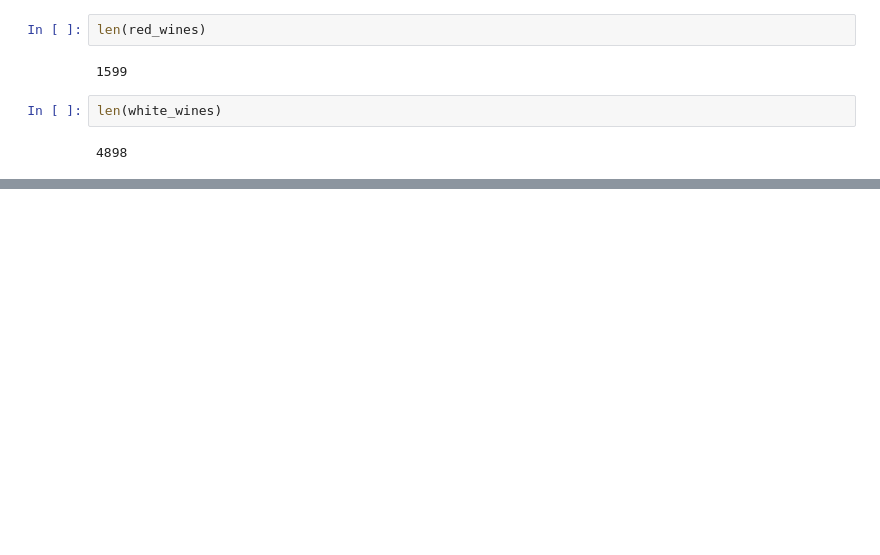
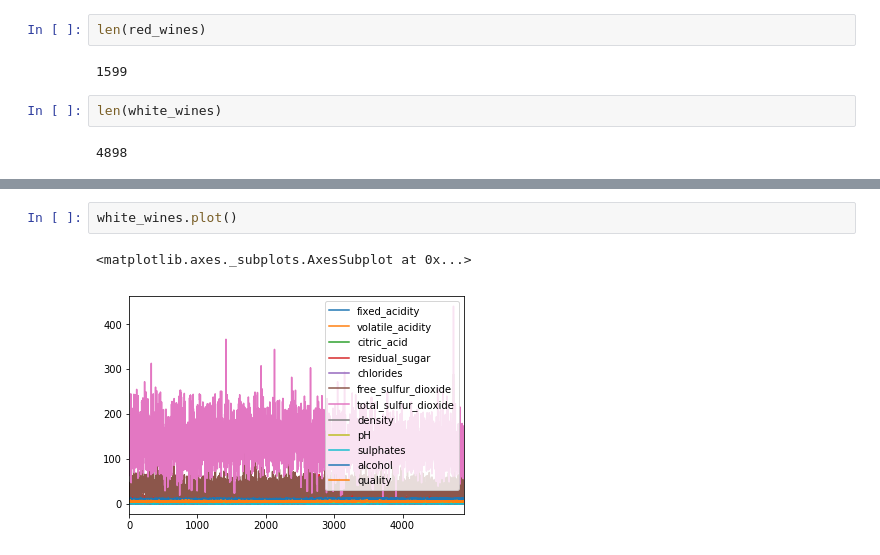
Before and after one commit to JakKowalCzyk/BigDataWarsztaty, a Jupyter notebook: wines_a.ipynb, the cells around one changed output, grey strips where cells are left out. Saved outputs shown, nothing was run; the diff lists cells and outputs as text; blank space fills up the shorter version.

```diff
--- a/wines_a.ipynb
+++ b/wines_a.ipynb
@@ -41,0 +126,5 @@ red_wines.describe()
+# %%
+white_wines.plot()
+# %% [output]
+<matplotlib.axes._subplots.AxesSubplot at 0x...>
+[figure, added]
```
Also changed, not shown: parts of 32 cells of this notebook, 3 other files.
